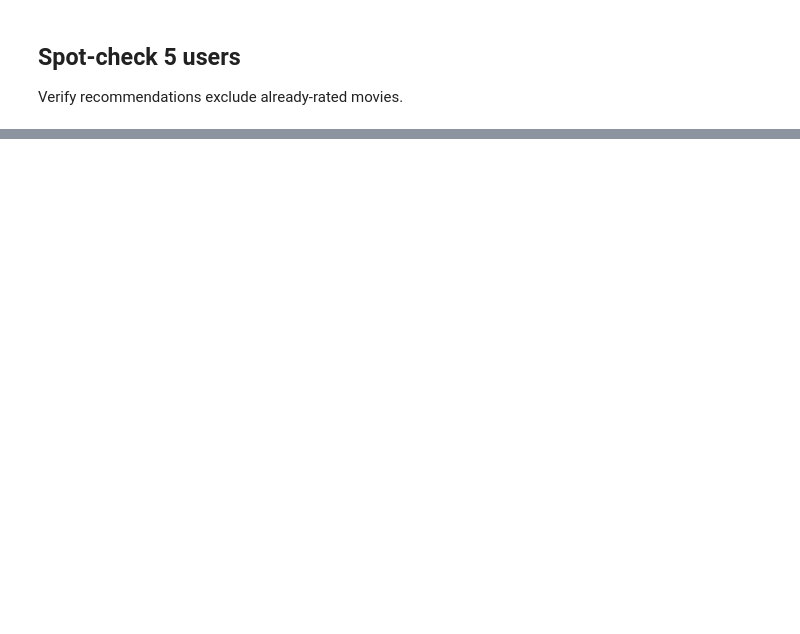
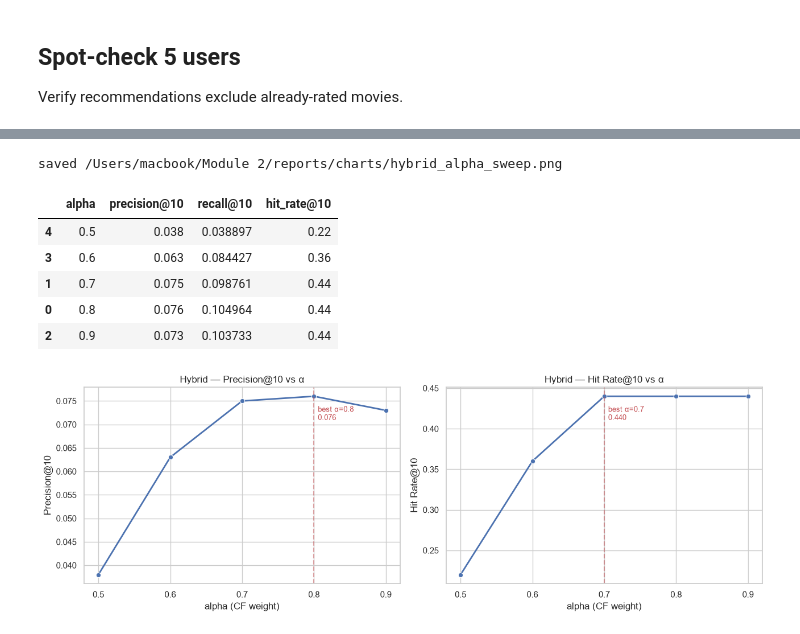
Before and after one commit to AIVIETNAM-AIO-DUTAM/hybrid-movie-recommender, a Jupyter notebook: notebooks/05_evaluation_analysis.ipynb, the cells around one changed output, grey strips where cells are left out. Drawn from its saved outputs; the diff is of its cells as text; code cells hidden in the pictures; blank space fills up the shorter version.

```diff
--- a/notebooks/05_evaluation_analysis.ipynb
+++ b/notebooks/05_evaluation_analysis.ipynb
@@ -97,0 +181,28 @@ pd.DataFrame(rows)
+# %%
+hb_full = pd.read_csv(ROOT / "evaluation" / "hybrid" / "hybrid_alpha_comparison.csv").sort_values("alpha")
+fig, axes = plt.subplots(1, 2, figsize=(13, 4.5))
+metrics = [("precision@10", "Precision@10"), ("hit_rate@10", "Hit Rate@10")]
+for ax, (col, lbl) in zip(axes, metrics):
+    sns.lineplot(data=hb_full, x="alpha", y=col, marker="o", ax=ax, linewidth=2)
+    best = hb_full.loc[hb_full[col].idxmax()]
+    ax.axvline(best["alpha"], color="r", linestyle="--", alpha=0.5)
+    ax.annotate(f"best α={best['alpha']:.1f}\n{best[col]:.3f}",
+                xy=(best["alpha"], best[col]),
+                xytext=(5, -30), textcoords="offset points", fontsize=9, color="r")
+    ax.set_title(f"Hybrid — {lbl} vs α")
+    ax.set_xlabel("alpha (CF weight)")
+    ax.set_ylabel(lbl)
+    ax.set_xticks(hb_full["alpha"])
+plt.tight_layout()
+fig.savefig(CHARTS / "hybrid_alpha_sweep.png", dpi=120)
+print("saved", CHARTS / "hybrid_alpha_sweep.png")
+hb_full[["alpha", "precision@10", "recall@10", "hit_rate@10"]]
+# %% [output]
+saved /Users/macbook/Module 2/reports/charts/hybrid_alpha_sweep.png
+|  | alpha | precision@10 | recall@10 | hit_rate@10 |
+| 4 | 0.5 | 0.038 | 0.038897 | 0.22 |
+| 3 | 0.6 | 0.063 | 0.084427 | 0.36 |
+| 1 | 0.7 | 0.075 | 0.098761 | 0.44 |
+| 0 | 0.8 | 0.076 | 0.104964 | 0.44 |
+| 2 | 0.9 | 0.073 | 0.103733 | 0.44 |
+[figure, added]
```
Also changed, not shown: parts of 15 cells of this notebook, 3 other files.
